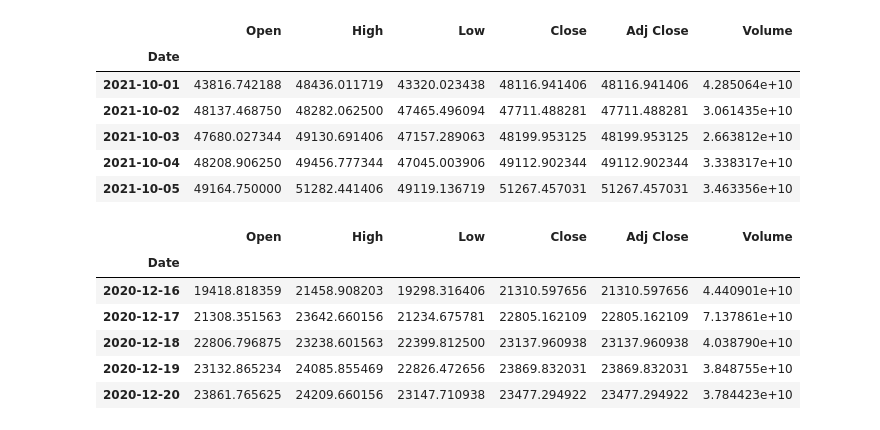
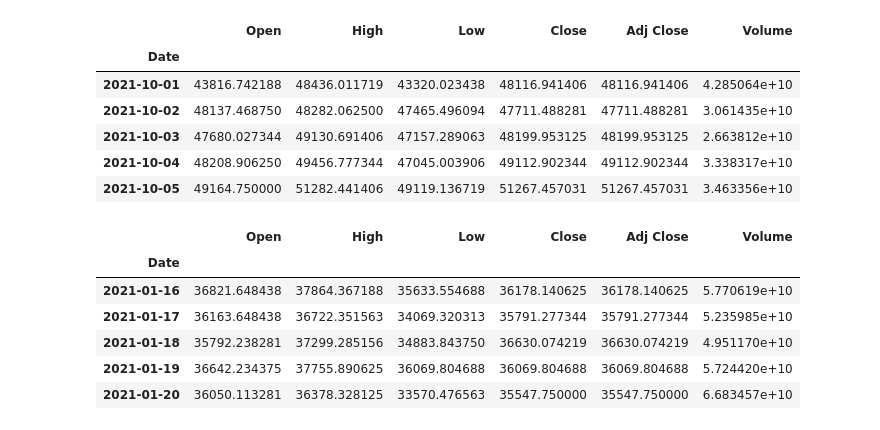
Before and after one commit to bitcoin-candlestick-ML/bitcoin-candlestick-ML-exploration, a Jupyter notebook: db_strat_idea.ipynb, the cells around one changed output. Cells and saved outputs as stored; diff of their text form; code cells hidden in the pictures.

```diff
--- a/db_strat_idea.ipynb
+++ b/db_strat_idea.ipynb
@@ -26,16 +26,16 @@ display(df.tail())
 | 2021-10-05 | 49164.750000 | 51282.441406 | 49119.136719 | 51267.457031 | 51267.457031 | 3.463356e+10 |
 # %%
 # Slice of double bottom
-intra = df.loc['12-16-2020':'02-17-2021']
+intra = df.loc['01-16-2021':'02-17-2021']
 intra.head()
 # %% [output]
 |  | Open | High | Low | Close | Adj Close | Volume |
 | Date |  |  |  |  |  |  |
-| 2020-12-16 | 19418.818359 | 21458.908203 | 19298.316406 | 21310.597656 | 21310.597656 | 4.440901e+10 |
-| 2020-12-17 | 21308.351563 | 23642.660156 | 21234.675781 | 22805.162109 | 22805.162109 | 7.137861e+10 |
-| 2020-12-18 | 22806.796875 | 23238.601563 | 22399.812500 | 23137.960938 | 23137.960938 | 4.038790e+10 |
-| 2020-12-19 | 23132.865234 | 24085.855469 | 22826.472656 | 23869.832031 | 23869.832031 | 3.848755e+10 |
-| 2020-12-20 | 23861.765625 | 24209.660156 | 23147.710938 | 23477.294922 | 23477.294922 | 3.784423e+10 |
+| 2021-01-16 | 36821.648438 | 37864.367188 | 35633.554688 | 36178.140625 | 36178.140625 | 5.770619e+10 |
+| 2021-01-17 | 36163.648438 | 36722.351563 | 34069.320313 | 35791.277344 | 35791.277344 | 5.235985e+10 |
+| 2021-01-18 | 35792.238281 | 37299.285156 | 34883.843750 | 36630.074219 | 36630.074219 | 4.951170e+10 |
+| 2021-01-19 | 36642.234375 | 37755.890625 | 36069.804688 | 36069.804688 | 36069.804688 | 5.724420e+10 |
+| 2021-01-20 | 36050.113281 | 36378.328125 | 33570.476563 | 35547.750000 | 35547.750000 | 6.683457e+10 |
 # %%
 import plotly.graph_objects as go
 # %%
```
Also changed, not shown: parts of 8 cells of this notebook.
